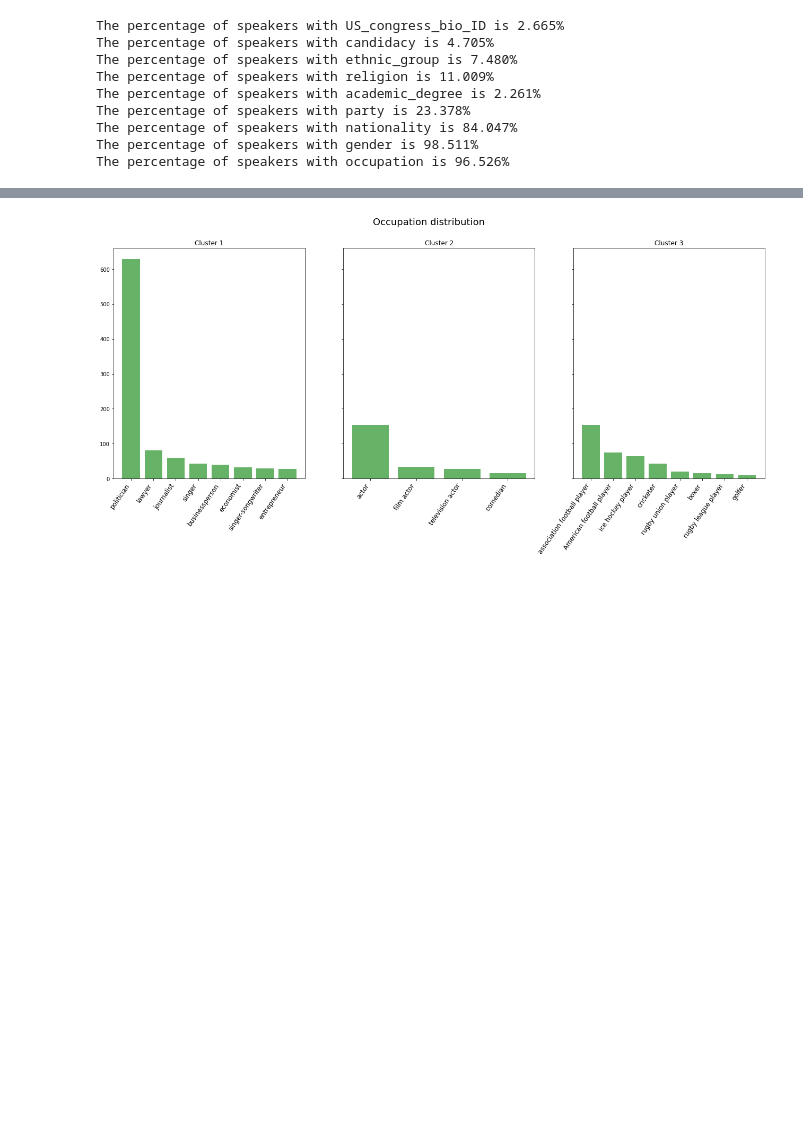
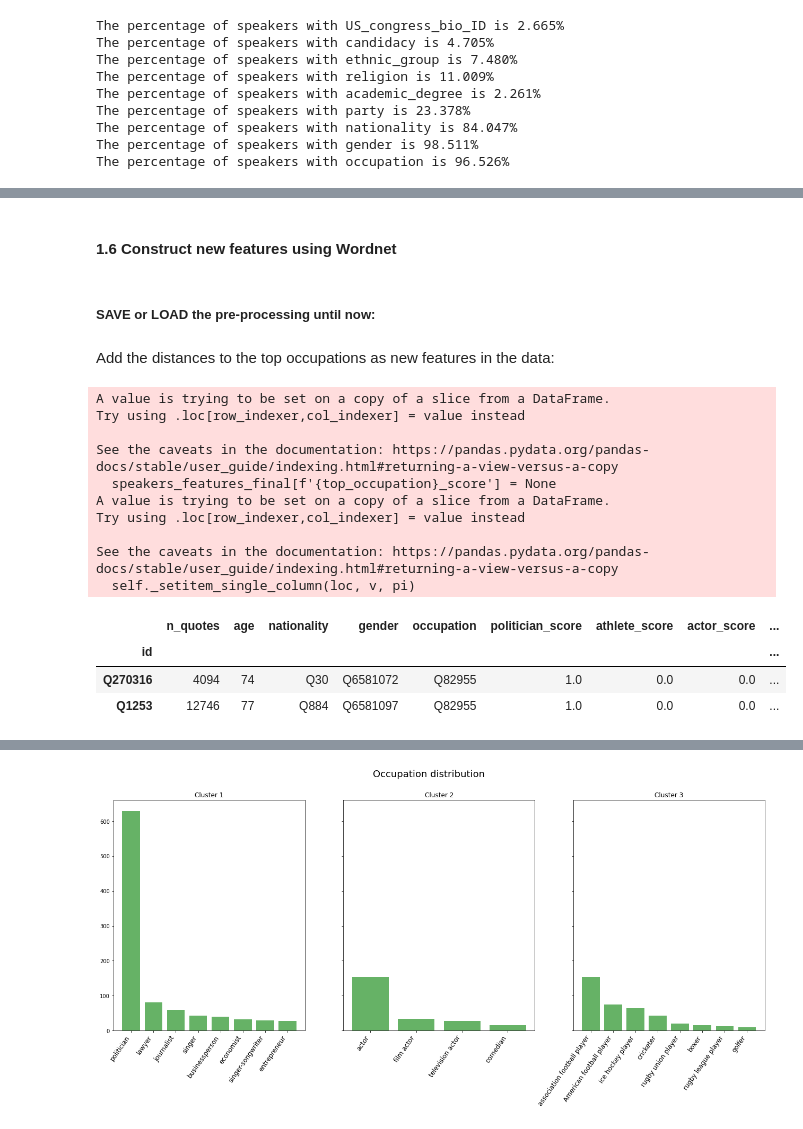
Before and after one commit to epfl-ada/ada-2021-project-quotebankers, a Jupyter notebook: clustering.ipynb, the cells around one changed output, grey strips where cells are left out. Cells and saved outputs as stored; diff of their text form; code cells hidden in the pictures; blank space fills up the shorter version.

```diff
--- a/clustering.ipynb
+++ b/clustering.ipynb
@@ -343,0 +105,20 @@ from sklearn.cluster import DBSCAN
+# %%
+# Keep only the first instance of occupation, nationality and gender
+speakers_features_full = pd.DataFrame()
+speakers_features_full['n_quotes'] = speakers_features['n_quotes']
+speakers_features_full['age'] = speakers_features['age']
+
+for name, values in speakers_features.iteritems():
+    if name not in ['n_quotes', 'age']:
+        updated_values = []
+        for val in values:
+            # print(val.split("'")[1])
+            if not val is None:
+                updated_values.append(val.split("'")[1])
+            else:
+                updated_values.append(None)
+        speakers_features_full[name] = updated_values
+
+speakers_features_preprocessed = speakers_features_full.dropna(axis=0) # remove row if any column value is None
+print(speakers_features_preprocessed.shape)
+speakers_features_preprocessed.head(2)
@@ -343,0 +133,7 @@ from sklearn.cluster import DBSCAN
+# %%
+# Only keep the speakers with age within [0, 150] and with more than 5 quotes
+speakers_features_final = speakers_features_preprocessed[(speakers_features_preprocessed.age > 0)
+                                                               & (speakers_features_preprocessed.age < 150)
+                                                               & (speakers_features_preprocessed.n_quotes > 5)]
+print(speakers_features_final.shape)
+speakers_features_final.head(2)
@@ -343,0 +155,2 @@ from sklearn.cluster import DBSCAN
+# %% [markdown]
+#### 1.6 Construct new features using Wordnet
@@ -343,0 +219,35 @@ from sklearn.cluster import DBSCAN
+# %% [markdown]
+##### SAVE or LOAD the pre-processing until now:
+# %%
+# with open('data/pickles/qid_similarities_map.json', 'w') as f:
+#     json.dump(qid_similarities_map, f)
+with open('data/pickles/qid_similarities_map.json', 'r') as f:
+    qid_similarities_map = json.load(f)
+# %% [markdown]
+Add the distances to the top occupations as new features in the data:
+# %%
+# Create new columns: politician_score, athlete_score, actor_score, lawyer_score, researcher_score, journalist_score, musician_score, businessperson_score
+for top_occupation in top_occupations:
+    speakers_features_final[f'{top_occupation}_score'] = None
+
+unique_occupation_qids = speakers_features_final.occupation.unique().tolist()
+for occ_qid in qid_similarities_map:
+    speakers_features_final.loc[speakers_features_final['occupation'] == occ_qid,
+                                      ['politician_score', 'athlete_score', 'actor_score', 'lawyer_score',
+                                       'researcher_score', 'journalist_score', 'musician_score', 'businessperson_score']] = qid_similarities_map[occ_qid]
+speakers_features_final.head(2)
+# %% [output]
+A value is trying to be set on a copy of a slice from a DataFrame.
+Try using .loc[row_indexer,col_indexer] = value instead
+
+See the caveats in the documentation: https://pandas.pydata.org/pandas-docs/stable/user_guide/indexing.html#returning-a-view-versus-a-copy
+  speakers_features_final[f'{top_occupation}_score'] = None
+A value is trying to be set on a copy of a slice from a DataFrame.
+Try using .loc[row_indexer,col_indexer] = value instead
+
+See the caveats in the documentation: https://pandas.pydata.org/pandas-docs/stable/user_guide/indexing.html#returning-a-view-versus-a-copy
+  self._setitem_single_column(loc, v, pi)
+|  | n_quotes | age | nationality | gender | occupation | politician_score | athlete_score | actor_score | ... |
+| id |  |  |  |  |  |  |  |  | ... |
+| Q270316 | 4094 | 74 | Q30 | Q6581072 | Q82955 | 1.0 | 0.0 | 0.0 | ... |
+| Q1253 | 12746 | 77 | Q884 | Q6581097 | Q82955 | 1.0 | 0.0 | 0.0 | ... |
```
Also changed, not shown: parts of 61 cells of this notebook.
